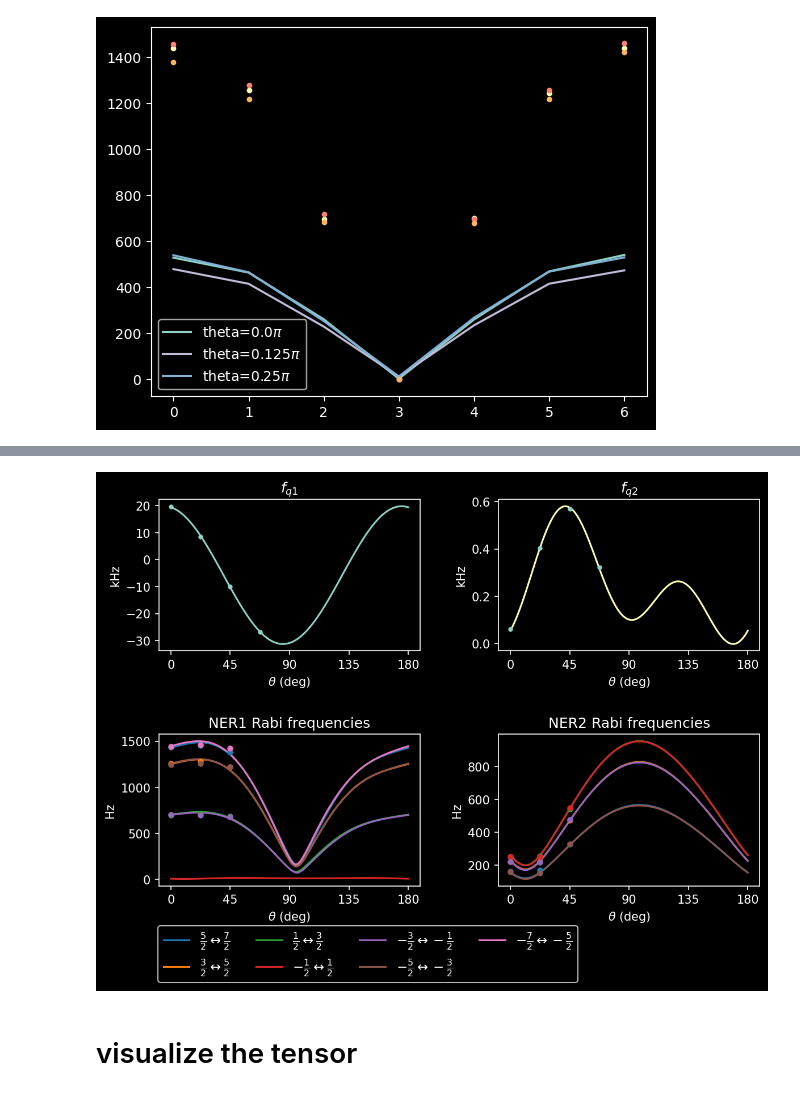
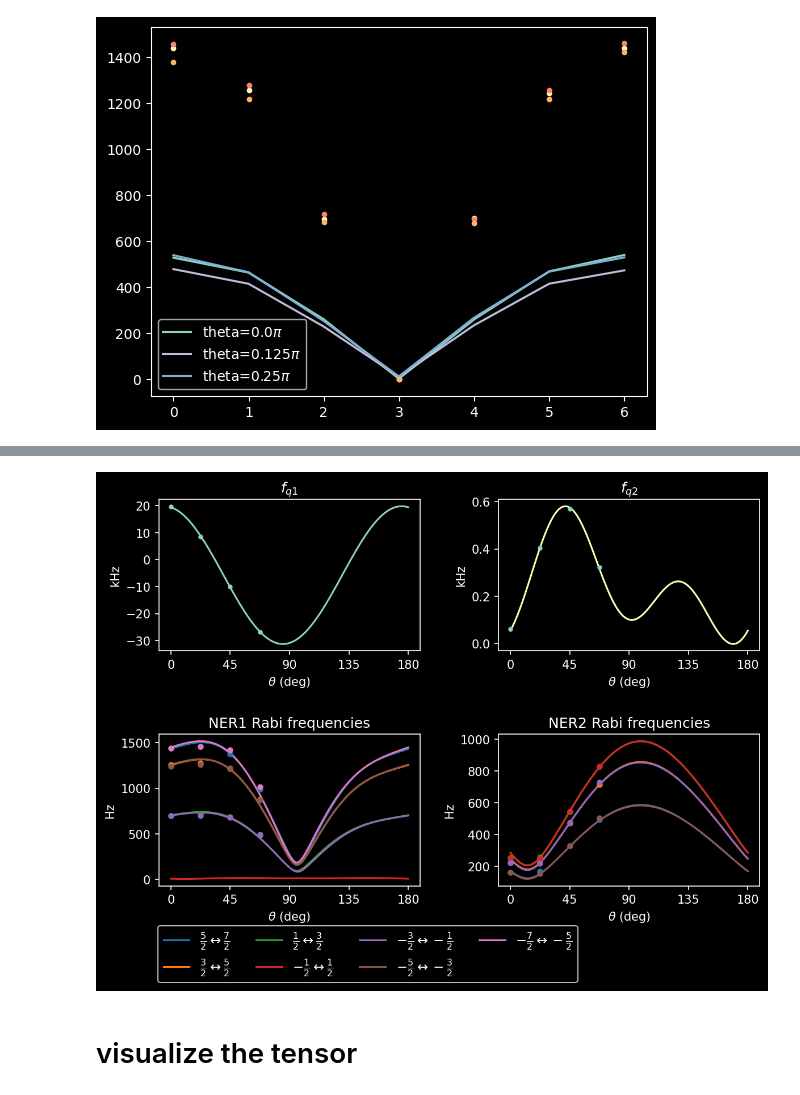
Before and after one commit to arjenvaartjes/Psyduck, a Jupyter notebook: examples/quadrupole modeling/extracting_quadrupole_tensor_few_angles.ipynb, the cells around one changed output, grey strips where cells are left out. Drawn from its saved outputs; the diff is of its cells as text; code cells hidden in the pictures.

```diff
--- a/examples/quadrupole modeling/extracting_quadrupole_tensor_few_angles.ipynb
+++ b/examples/quadrupole modeling/extracting_quadrupole_tensor_few_angles.ipynb
@@ -26,12 +26,14 @@ fq_3_measured = np.mean(np.diff(np.diff(np.diff(nmr, axis=1), axis=1), axis=1),
 f_ner1_measured = np.array([
     [1/695269,  1/794668, 1/1435812, 0, 1/1426646,  1/804481,  1/694418],
     [ 1/686240, 1/781800, 1/1392608, 0, 1/1432536,  1/794038,  1/684887],
-    [ 1/724982, 1/820604, 1/1461844, 0, 1/1471447,  1/819658,  1/702738]
+    [ 1/724982, 1/820604, 1/1461844, 0, 1/1471447,  1/819658,  1/702738],
+    [1/1007362, 1/1139615, 1/2027774, 0,  1/2062878, 1/1141658,  1/983045]
 ]) * 1e9
 f_ner2_measured = 1/np.array([
     [6199939,  4560535, 3957246, 3999002, 4549282,  6302998],
     [5964587, 4554291, 3907868, 3985586, 4576766, 6594215],
-     [3042804, 2118640, 1842177, 1828053, 2099015, 3039585]
+     [3042804, 2118640, 1842177, 1828053, 2099015, 3039585],
+    [2028237, 1397648, 1206481, 1203026, 1370836, 1985169]
 ]) * 1e9
 # %%
 nmr.shape
@@ -230,11 +233,11 @@ _ner1_mask = f_ner1_measured != 0   # skip the symmetry-forbidden m=-1/2→+1/2
 
 def residual_full(params):
     p = params.valuesdict()
-    fq1_arr   = np.zeros(len(thetas)-1)
-    fq2_arr   = np.zeros(len(thetas)-1)
-    ner1_arr  = np.zeros((len(thetas)-1, 7))
-    ner2_arr  = np.zeros((len(thetas)-1, 6))
-    for t, theta in enumerate(thetas[:-1]):
+    fq1_arr   = np.zeros(len(thetas))
+    fq2_arr   = np.zeros(len(thetas))
+    ner1_arr  = np.zeros((len(thetas), 7))
+    ner2_arr  = np.zeros((len(thetas), 6))
+    for t, theta in enumerate(thetas):
         evals = ionized_hamiltonian(theta, **p_tensor, **p).eigenstates()[0]
         fq1_arr[t]   = np.mean(np.diff(np.diff(evals)))
         fq2_arr[t]   = np.mean(np.diff(np.diff(np.diff(evals))))
@@ -335,36 +337,36 @@ axes[0].set_ylabel('kHz')
 axes[1].plot(theta_deg, fq_2_measured * 1e-3, '.', zorder=5)
 axes[1].plot(theta_fit_deg, fq2_fit * 1e-3, color='C1')
 axes[1].set_title('$f_{q2}$')
 axes[1].set_ylabel('kHz')
 
 for i in range(7):
     mask_i = _ner1_mask[:, i]
     c = colors[i % len(colors)]
-    axes[2].plot(theta_deg[:-1][mask_i], f_ner1_measured[mask_i, i], '.', markersize=8,
+    axes[2].plot(theta_deg[mask_i], f_ner1_measured[mask_i, i], '.', markersize=8,
                  color=c, zorder=5)
     axes[2].plot(theta_fit_deg, ner1_fit[:, i], color=c, label=_ner1_labels[i])
 axes[2].set_title('NER1 Rabi frequencies')
 axes[2].set_ylabel('Hz')
 axes[2].legend(fontsize=11, ncol=4, loc='upper center',
                bbox_to_anchor=(0.8, -0.22), framealpha=0.9)
 
 for i in range(6):
     c = colors[i % len(colors)]
-    axes[3].plot(theta_deg[:-1], f_ner2_measured[:, i], '.', markersize=8, color=c, zorder=5)
+    axes[3].plot(theta_deg, f_ner2_measured[:, i], '.', markersize=8, color=c, zorder=5)
     axes[3].plot(theta_fit_deg, ner2_fit[:, i], color=c, label=_ner2_labels[i])
 axes[3].set_title('NER2 Rabi frequencies')
 axes[3].set_ylabel('Hz')
 # axes[3].legend(fontsize=8, ncol=3, loc='upper center',
                # bbox_to_anchor=(0.5, -0.22), framealpha=0.9)
 
 for a in axes:
     a.set_xlabel(r'$\theta$ (deg)')
     a.set_xticks([0, 45, 90, 135, 180])
 
 fig.tight_layout()
 fig.subplots_adjust(wspace=0.3, hspace=0.55, bottom=0.18)
 # %% [output]
-[figure, old version]
+[figure, new version]
 # %% [markdown]
 # visualize the tensor
 # %%
```
Also changed, not shown: parts of 7 cells of this notebook.
